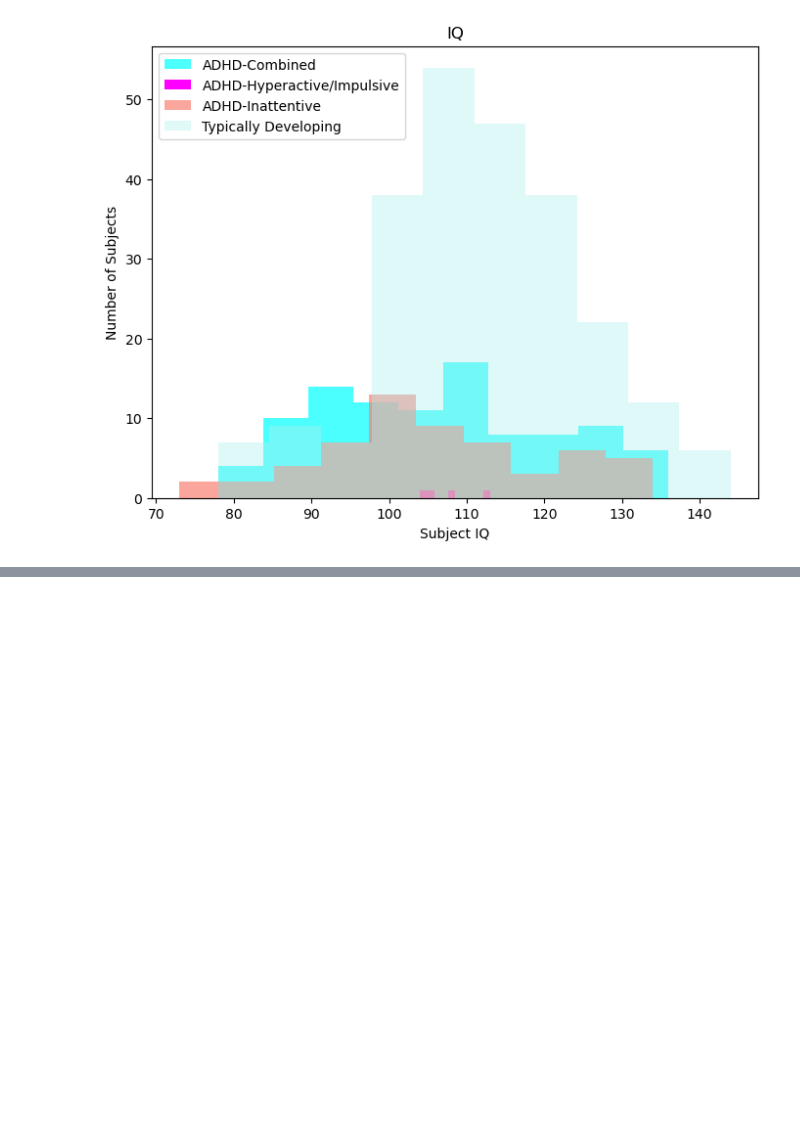
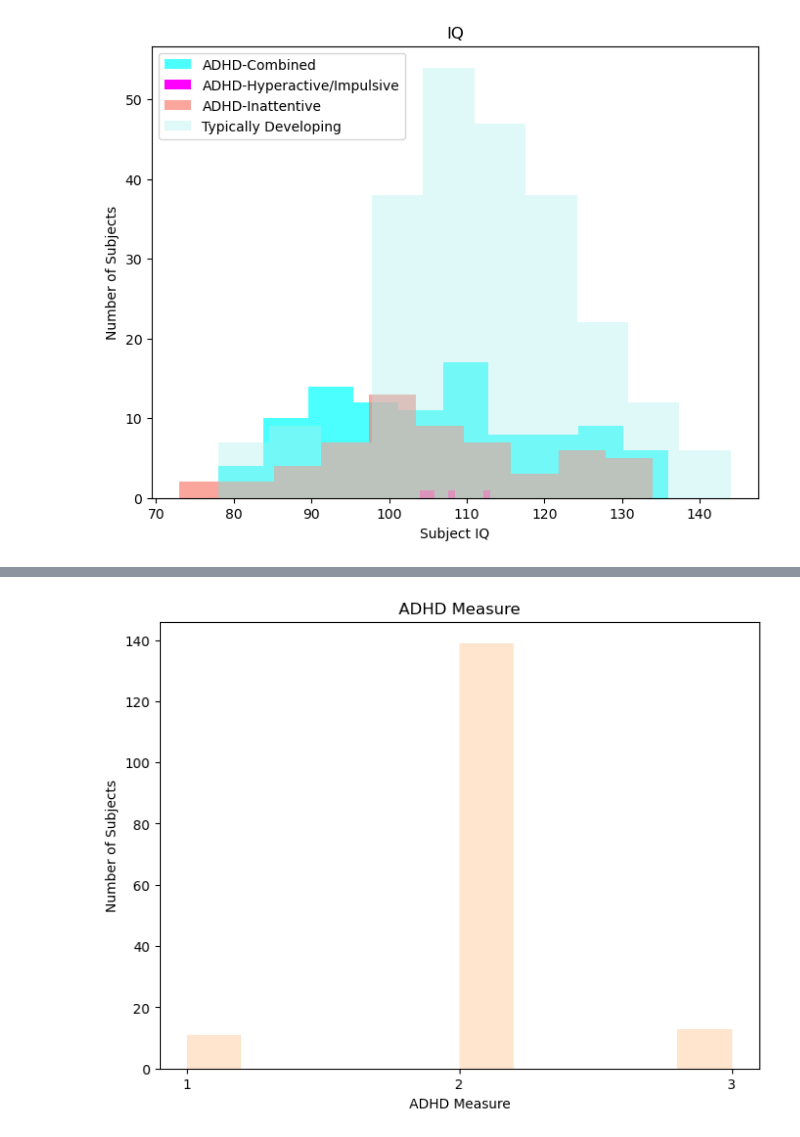
Before and after one commit to Aglinskas/BC-MRI-ADHD, a Jupyter notebook: Data/003_descriptive_statistics_440.ipynb, the cells around one changed output, grey strips where cells are left out. Cells and saved outputs as stored; diff of their text form; code cells hidden in the pictures; blank space fills up the shorter version.

```diff
--- a/Data/003_descriptive_statistics_440.ipynb
+++ b/Data/003_descriptive_statistics_440.ipynb
@@ -146,0 +165,12 @@ plt.show()
+# %%
+ADHD_measure = ADHDdf['ADHD Measure']
+# %%
+plt.figure(figsize=(8,6))
+plt.hist(ADHD_measure, alpha=0.7, color='peachpuff')
+plt.title('ADHD Measure')
+plt.xlabel('ADHD Measure')
+plt.ylabel('Number of Subjects')
+plt.xticks([1,2,3],['1', '2', '3'])
+plt.show()
+# %% [output]
+[figure, added]
```
Also changed, not shown: parts of 2 cells of this notebook, 7 other files.
